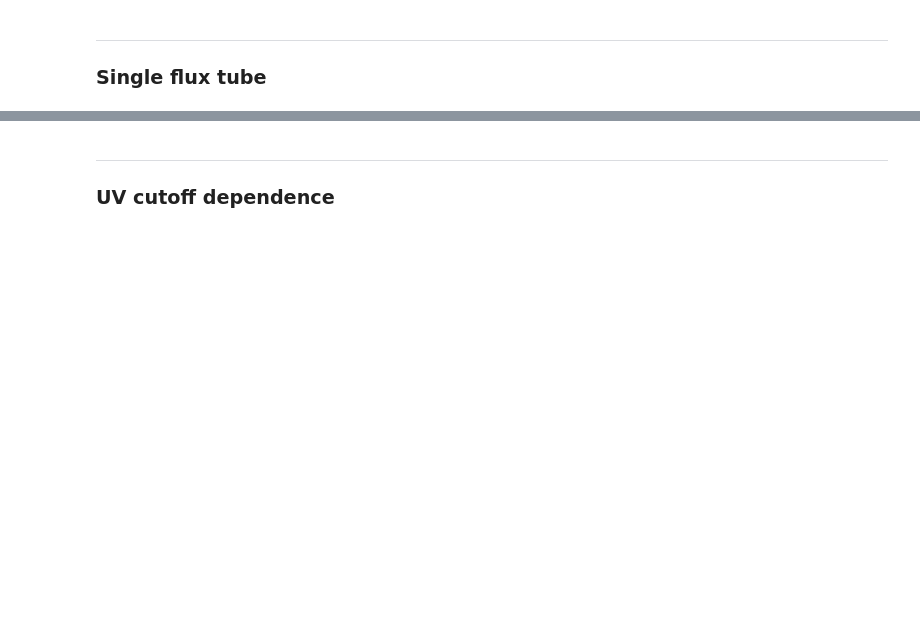
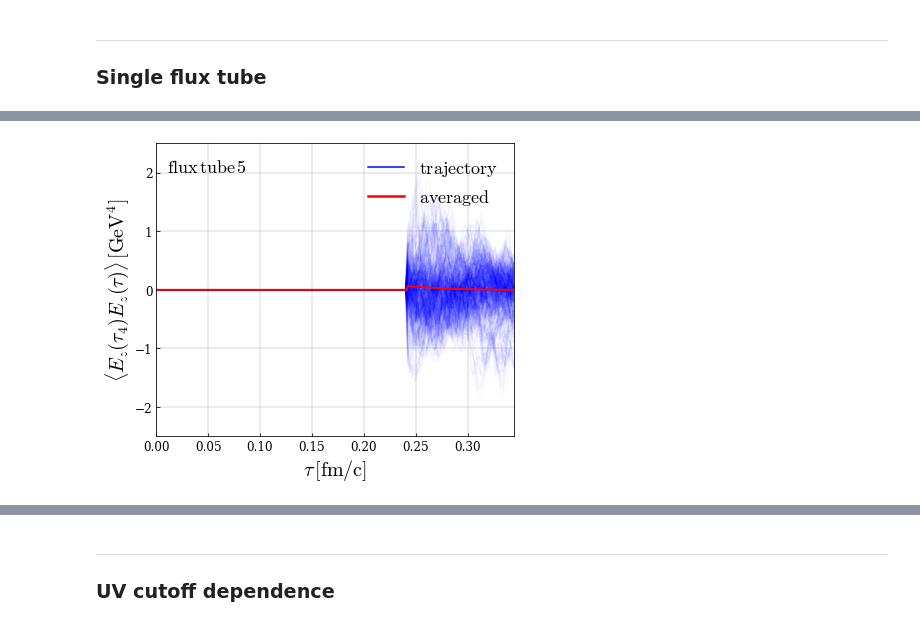
Before and after one commit to avramescudana/curraun, a Jupyter notebook: notebooks/field correlators/Electric and magnetic field correlators along eikonal jet trajectory.ipynb, the cells around one changed output, grey strips where cells are left out. Saved outputs shown, nothing was run; the diff lists cells and outputs as text; code cells hidden in the pictures; blank space fills up the shorter version.

```diff
--- a/notebooks/field correlators/Electric and magnetic field correlators along eikonal jet trajectory.ipynb
+++ b/notebooks/field correlators/Electric and magnetic field correlators along eikonal jet trajectory.ipynb
@@ -167,11 +172,15 @@ def simulate(ev, p):
 ### Single flux tube
 # %%
 elcorrs, magcorrs = [], []
-for ev in range(p["n_events"]):
-    print("Simulating event", ev + 1)
-    delta_tau, elcorr, magcorr, elcorr_all, magcorr_all = simulate(ev, p)
-    elcorrs.append(elcorr)
-    magcorrs.append(magcorr)
+with tqdm(total=p["n_events"]) as pbar:
+    for ev in range(p["n_events"]):
+        # print("Simulating event", ev + 1)
+        delta_tau, elcorr, magcorr, elcorr_all, magcorr_all = simulate(ev, p)
+        elcorrs.append(elcorr)
+        magcorrs.append(magcorr)
+
+        pbar.set_description("Event " + str(ev + 1))
+        pbar.update(1)
 
 elcorr = np.mean(elcorrs, axis=0)
 magcorr = np.mean(magcorrs, axis=0)
@@ -190,0 +201,69 @@ with open(f'eik_jet_el_mag_corr_1_ev_{flux_tube}_flux_tube_latest.pickle', 'wb')
+# %%
+import matplotlib.pyplot as plt
+import numpy as np
+from matplotlib.lines import Line2D
+
+plt.rcParams['font.family'] = 'DejaVu Serif'
+plt.rcParams['font.serif'] = ['DejaVu Serif']
+plt.rcParams['mathtext.fontset'] = 'cm'
+
+plt.figure(figsize=(6, 5))
+
+plt.tick_params(axis='both', direction='in')
+
+plt.plot(delta_tau, elcorr_all[:, 0:N, 2], color='blue', alpha=0.03, linewidth=1.5)
+plt.plot(delta_tau, elcorr[:, 2], color='red', linewidth=2)
+
+
+prev_flux_tube = flux_tube - 1
+plt.xlabel(r'$\tau\,\mathrm{[fm/c]}$', fontsize=20)
+plt.ylabel(fr'$\langle E_z(\tau_{prev_flux_tube})E_z(\tau)\rangle\,\mathrm{{[GeV^4]}}$', fontsize=20)
+# plt.title(fr'$\mathrm{{Flux\,tube \,{flux_tube}}}$', fontsize=20)
+plt.xticks(fontsize=12)
+plt.yticks(fontsize=12)
+
+if flux_tube == 1:
+    ylims = [-40, 250]
+    xlims = [0, 0.1]
+elif flux_tube == 2:
+    ylims = [-15, 40]
+    xlims = [0, 0.026 + 0.1]
+elif flux_tube == 3:
+    ylims = [-7, 17]
+    xlims = [0, 0.026 + 0.045 + 0.1]
+elif flux_tube == 4:
+    ylims = [-4.5, 6.5]
+    xlims = [0, 0.026 + 0.045 + 0.07 + 0.1]
+elif flux_tube == 5:
+    ylims = [-2.5, 2.5]
+    xlims = [0, 0.026 + 0.045 + 0.07 + 0.103 + 0.1]
+
+plt.xlim(xlims)
+plt.ylim(ylims)
+# plt.xticks([0, 0.1, 0.2, 0.3, 0.4])
+# plt.yticks([-40, 0, 40, 80, 120])
+
+plt.grid(color='gray', linestyle='-', linewidth=1.5, alpha=0.2)
+
+legend_handles = [
+    Line2D([0], [0], color='blue', linewidth=1.5, label=r'$\mathrm{trajectory}$'),
+    Line2D([0], [0], color='red', linewidth=2.5, label=r'$\mathrm{averaged}$')
+]
+plt.legend(handles=legend_handles, fontsize=18, frameon=False, loc='upper right')
+
+plt.text(
+    0.03, 0.95,
+    fr'$\mathrm{{flux\,tube\,{flux_tube}}}$',
+    transform=plt.gca().transAxes,
+    fontsize=18,
+    verticalalignment='top'
+)
+
+plt.tight_layout()
+
+plt.savefig(f'ezcorr_lightlike_tube_{flux_tube}_final.png', dpi=900, facecolor='w')
+# plt.savefig('ezcorr_lightlike.pdf', facecolor='w')
+
+plt.show()
+# %% [output]
+[figure, added]
```
Also changed, not shown: parts of 33 cells of this notebook, 1 other file.
